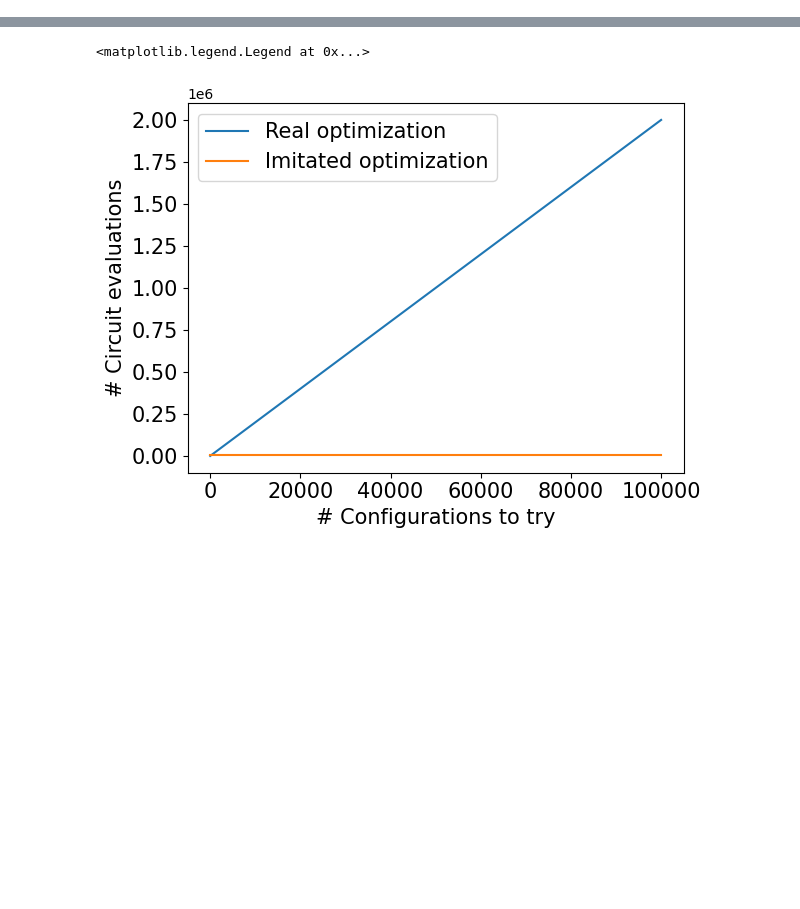
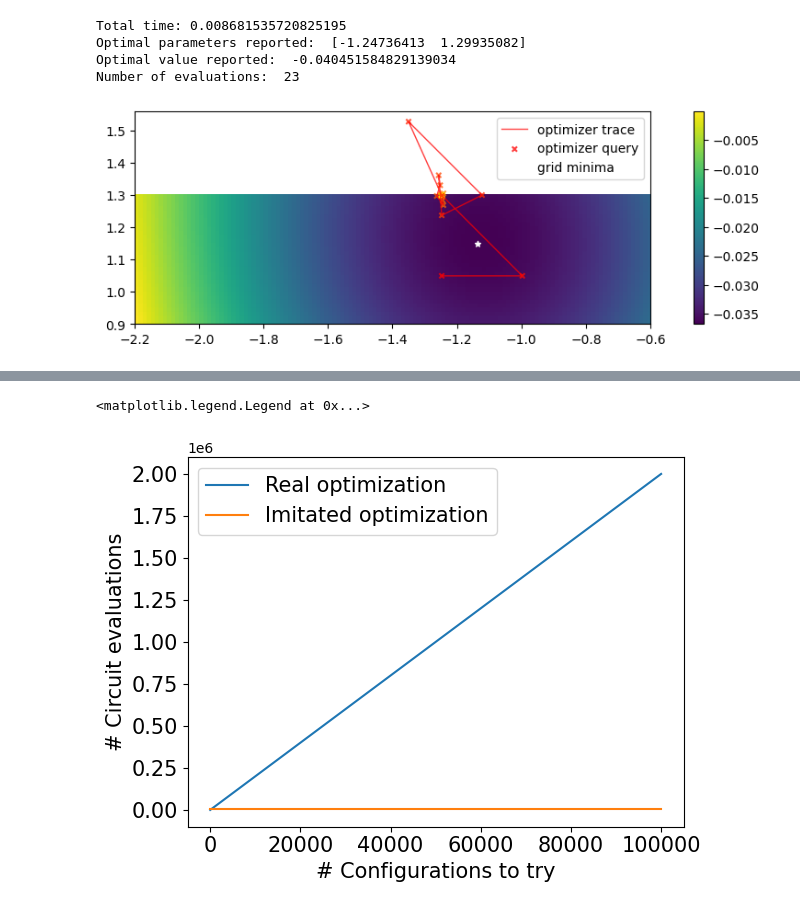
Before and after one commit to jpmorganchase/End-to-End_Protocol_for_High-Quality_QAOA_Parameters, a Jupyter notebook: configure_optimizer.ipynb, the cells around one changed output, grey strips where cells are left out. Saved outputs shown, nothing was run; the diff lists cells and outputs as text; code cells hidden in the pictures; blank space fills up the shorter version.

```diff
--- a/configure_optimizer.ipynb
+++ b/configure_optimizer.ipynb
@@ -113,0 +249,13 @@ Number of evaluations:  7
+# %%
+from oscar import plot_2d_landscape
+
+# plot_2d_landscape(landscape_std, trace, figure=plt.figure(figsize=(12, 3)))
+plot_2d_landscape(landscape, trace, figure=plt.figure(figsize=(12, 3)), show=False)
+# plt.xlim(-1.4, -1)
+trace.print_result()
+# %% [output]
+Total time: 0.008681535720825195
+Optimal parameters reported:  [-1.24736413  1.29935082]
+Optimal value reported:  -0.040451584829139034
+Number of evaluations:  23
+[figure, added]
```
Also changed, not shown: parts of 11 cells of this notebook, 3 other files.
